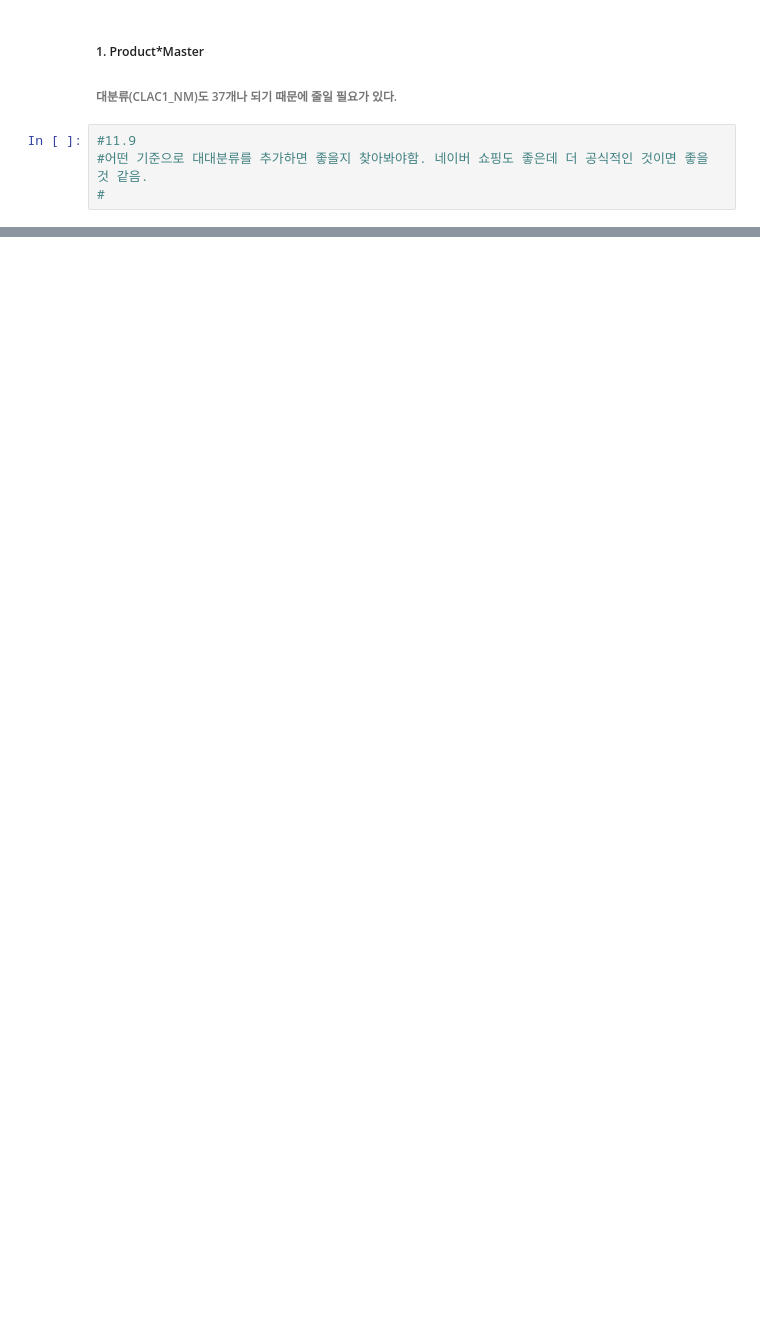
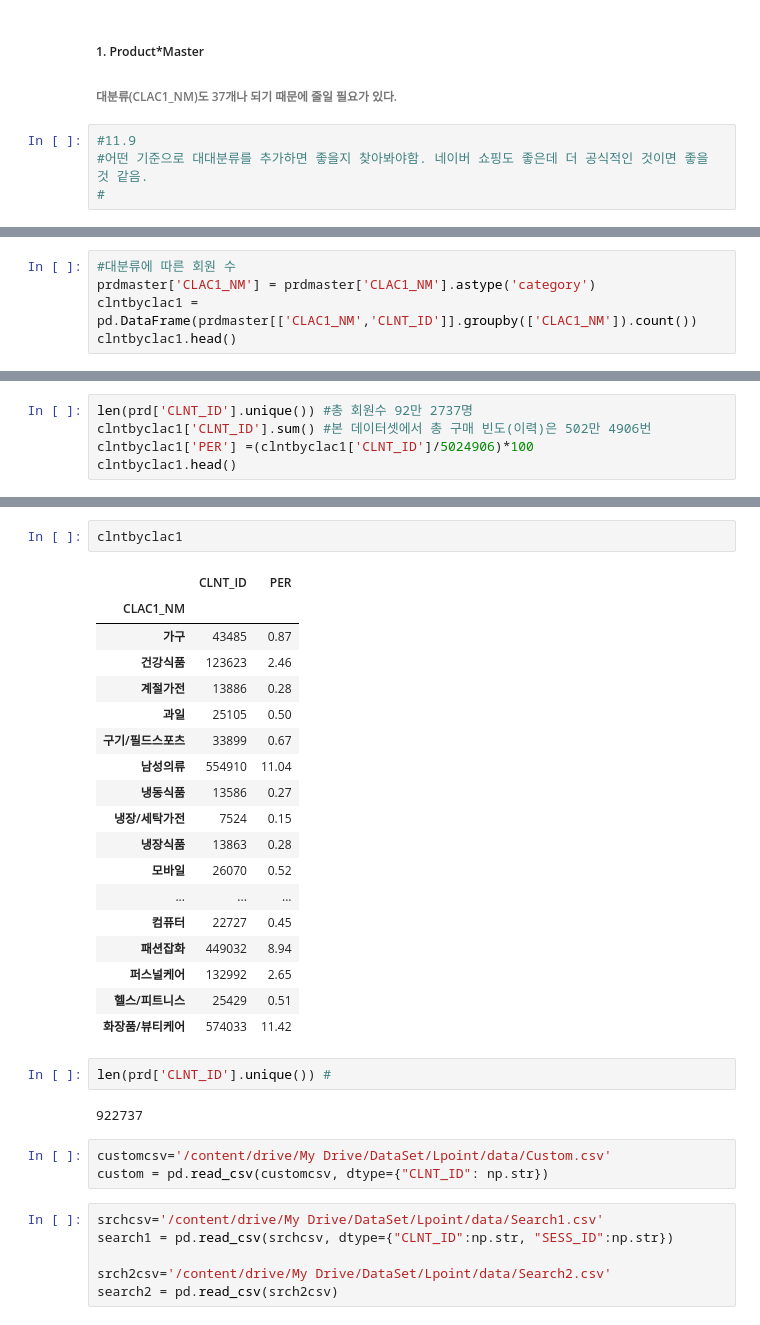
Before and after one commit to chldnjstjr/Lpoint, a Jupyter notebook: 1st_EDA.ipynb, the cells around one changed output, grey strips where cells are left out. Cells and saved outputs as stored; diff of their text form; blank space fills up the shorter version.

```diff
--- a/1st_EDA.ipynb
+++ b/1st_EDA.ipynb
@@ -111,0 +235,5 @@ p
+# %%
+#대분류에 따른 회원 수
+prdmaster['CLAC1_NM'] = prdmaster['CLAC1_NM'].astype('category')
+clntbyclac1 = pd.DataFrame(prdmaster[['CLAC1_NM','CLNT_ID']].groupby(['CLAC1_NM']).count())
+clntbyclac1.head()
@@ -111,0 +248,5 @@ p
+# %%
+len(prd['CLNT_ID'].unique()) #총 회원수 92만 2737명
+clntbyclac1['CLNT_ID'].sum() #본 데이터셋에서 총 구매 빈도(이력)은 502만 4906번
+clntbyclac1['PER'] =(clntbyclac1['CLNT_ID']/5024906)*100
+clntbyclac1.head()
@@ -111,0 +263,34 @@ p
+# %%
+clntbyclac1
+# %% [output]
+|  | CLNT_ID | PER |
+| CLAC1_NM |  |  |
+| 가구 | 43485 | 0.87 |
+| 건강식품 | 123623 | 2.46 |
+| 계절가전 | 13886 | 0.28 |
+| 과일 | 25105 | 0.50 |
+| 구기/필드스포츠 | 33899 | 0.67 |
+| 남성의류 | 554910 | 11.04 |
+| 냉동식품 | 13586 | 0.27 |
+| 냉장/세탁가전 | 7524 | 0.15 |
+| 냉장식품 | 13863 | 0.28 |
+| 모바일 | 26070 | 0.52 |
+| ... | ... | ... |
+| 컴퓨터 | 22727 | 0.45 |
+| 패션잡화 | 449032 | 8.94 |
+| 퍼스널케어 | 132992 | 2.65 |
+| 헬스/피트니스 | 25429 | 0.51 |
+| 화장품/뷰티케어 | 574033 | 11.42 |
+# %%
+len(prd['CLNT_ID'].unique()) #
+# %% [output]
+922737
+# %%
+customcsv='/content/drive/My Drive/DataSet/Lpoint/data/Custom.csv'
+custom = pd.read_csv(customcsv, dtype={"CLNT_ID": np.str})
+# %%
+srchcsv='/content/drive/My Drive/DataSet/Lpoint/data/Search1.csv'
+search1 = pd.read_csv(srchcsv, dtype={"CLNT_ID":np.str, "SESS_ID":np.str})
+
+srch2csv='/content/drive/My Drive/DataSet/Lpoint/data/Search2.csv'
+search2 = pd.read_csv(srch2csv)
```
Also changed, not shown: parts of 15 cells of this notebook.
